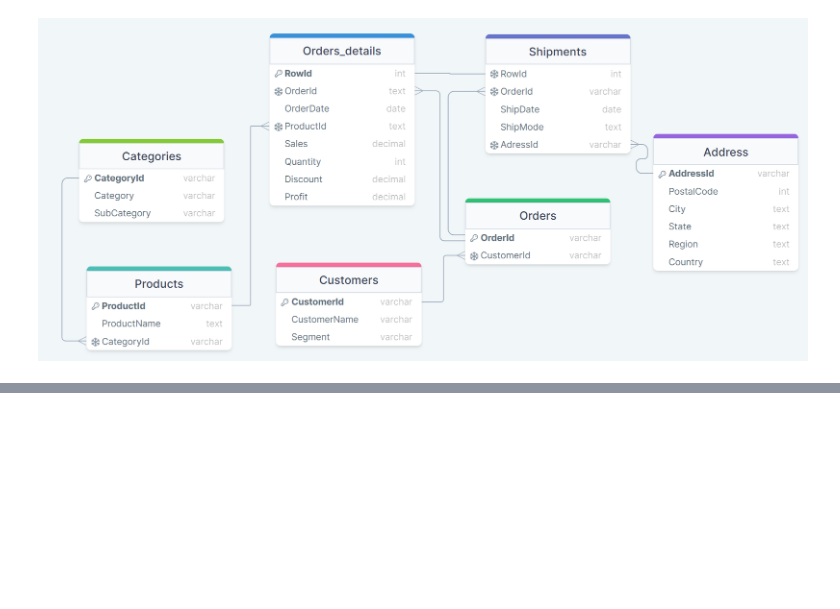
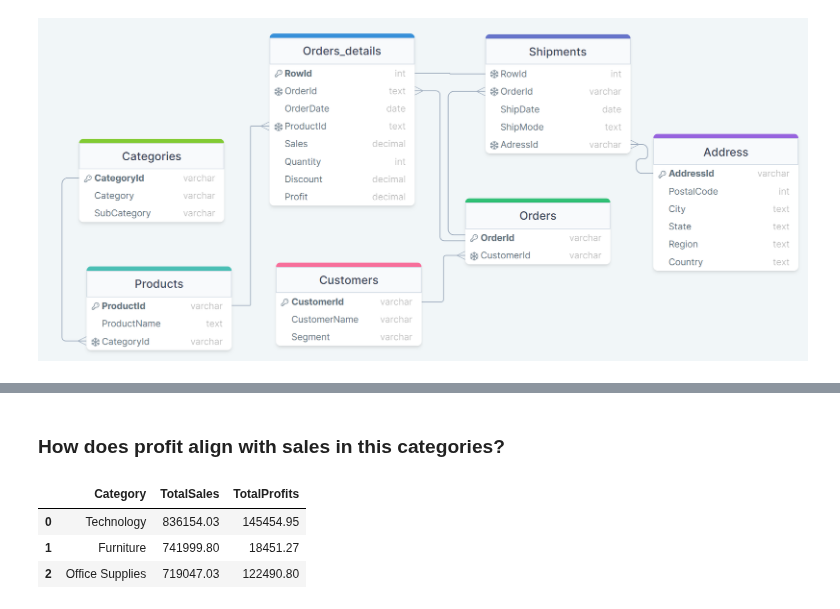
Before and after one commit to Ileeko/E-Commerce_SuperStore, a Jupyter notebook: SuperStore_EDA.ipynb, the cells around one changed output, grey strips where cells are left out. Saved outputs shown, nothing was run; the diff lists cells and outputs as text; code cells hidden in the pictures; blank space fills up the shorter version.

```diff
--- a/SuperStore_EDA.ipynb
+++ b/SuperStore_EDA.ipynb
@@ -52,0 +192,27 @@ We've categorized our investigation into several key areas:
+# %% [markdown]
+### How does profit align with sales in this categories?
+# %%
+category_techno_sales_profit = '''
+                            SELECT
+                                c.Category, ROUND(SUM(o.Sales),2)'TotalSales',
+                                ROUND(SUM(o.Profit), 2)'TotalProfits'
+                            FROM Categories AS c
+                            JOIN Products AS p
+                            ON c.CategoryID = p.CategoryId
+                            JOIN Orders_details AS o
+                            ON p.ProductId = o.ProductId
+                            GROUP BY c.Category
+
+                            ORDER BY
+                                TotalSales DESC;
+                        '''
+
+df = sql_to_dataframe(category_techno_sales_profit)
+df['Percentige ']
+
+df
+# %% [output]
+|  | Category | TotalSales | TotalProfits |
+| 0 | Technology | 836154.03 | 145454.95 |
+| 1 | Furniture | 741999.80 | 18451.27 |
+| 2 | Office Supplies | 719047.03 | 122490.80 |
```
Also changed, not shown: parts of 23 cells of this notebook.
